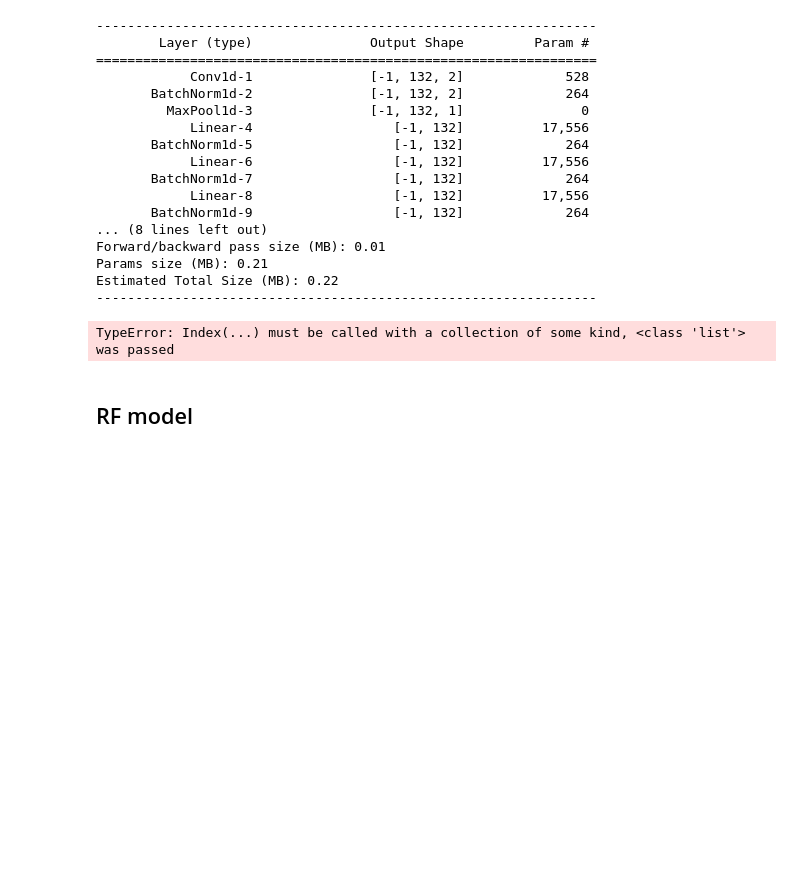
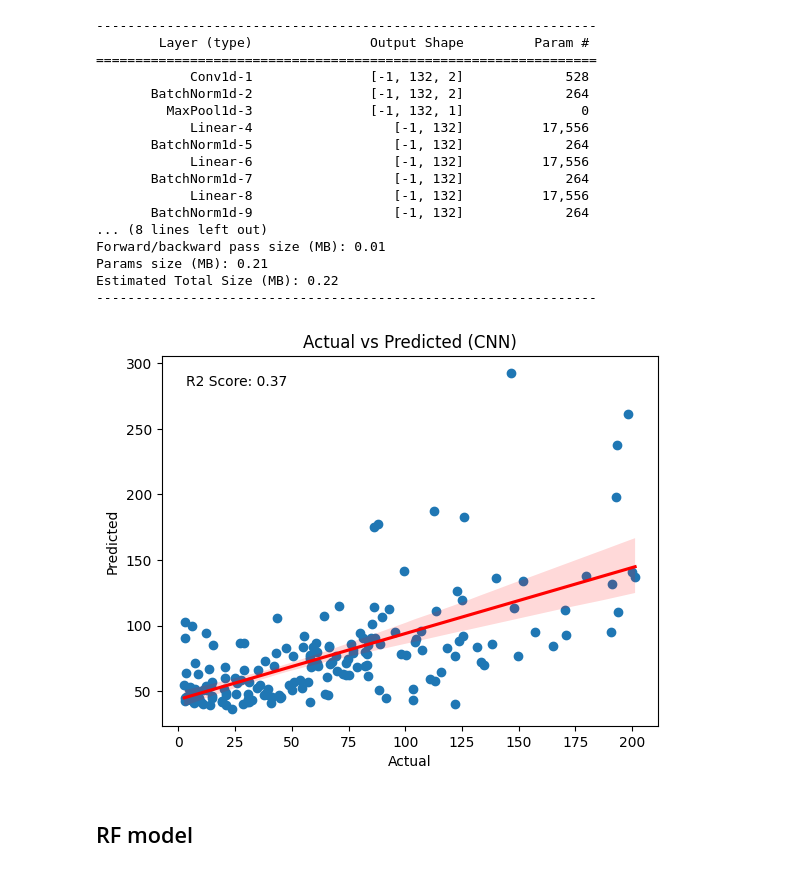
Before and after one commit to Emmanuel461/PML_2023_2024, a Jupyter notebook: Final_work/Codes/Modeling.ipynb, the cells around one changed output. Cells and saved outputs as stored; diff of their text form; code cells hidden in the pictures; blank space fills up the shorter version.

```diff
--- a/Final_work/Codes/Modeling.ipynb
+++ b/Final_work/Codes/Modeling.ipynb
@@ -239,7 +248,7 @@ import seaborn as sns
 from sklearn.metrics import r2_score
 import numpy as np
 
-X_t = pd.DataFrame(X, columns= list).dropna()
+X_t = pd.DataFrame(X, columns= lista).dropna()
 y_t = pd.DataFrame(y[["SAR"]]).dropna()
 
 # Escalar características X1
@@ -251,34 +260,34 @@ y1_tensor = torch.tensor(y_t.values.flatten(), dtype=torch.float32).cpu()  # Con
 
 # Crear un DataLoader para los datos X1 e y1
 data_tensor = TensorDataset(X1_tensor, y1_tensor)
 data_loader = DataLoader(data_tensor, batch_size=batch_size)
 
 # Obtener las predicciones del modelo en los datos X1
 y_pred_all_cnn = get_predictions(model, data_loader)
 
 y1_tensor = y1_tensor.numpy()
 
 all_predicted =  np.array(y_pred_all_cnn)
 
 # Calcular R2 score
 r2_all_cnn = r2_score(y1_tensor, all_predicted)
 
 # Plotting the scatter plot
 fig, ax = plt.subplots()
 ax.scatter(y1_tensor, y_pred_all_cnn)
 ax.set_xlabel('Actual')
 ax.set_ylabel('Predicted')
 ax.set_title("Actual vs Predicted (CNN)")
 
 # Agregar la línea de regresión
 sns.regplot(x=y1_tensor, y=y_pred_all_cnn, scatter=False, ax=ax, color='red')
 
 # Agregar el coeficiente de determinación (R2) como anotación
 ax.annotate(f'R2 Score: {r2_all_cnn:.2f}', xy=(0.05, 0.95), xycoords='axes fraction', ha='left', va='top')
 
 plt.show()
 # %% [output]
-TypeError: Index(...) must be called with a collection of some kind, <class 'list'> was passed
+[figure, added]
 # %% [markdown]
 ## RF model
 # %%
```
Also changed, not shown: parts of 3 cells of this notebook, 1 other file.
